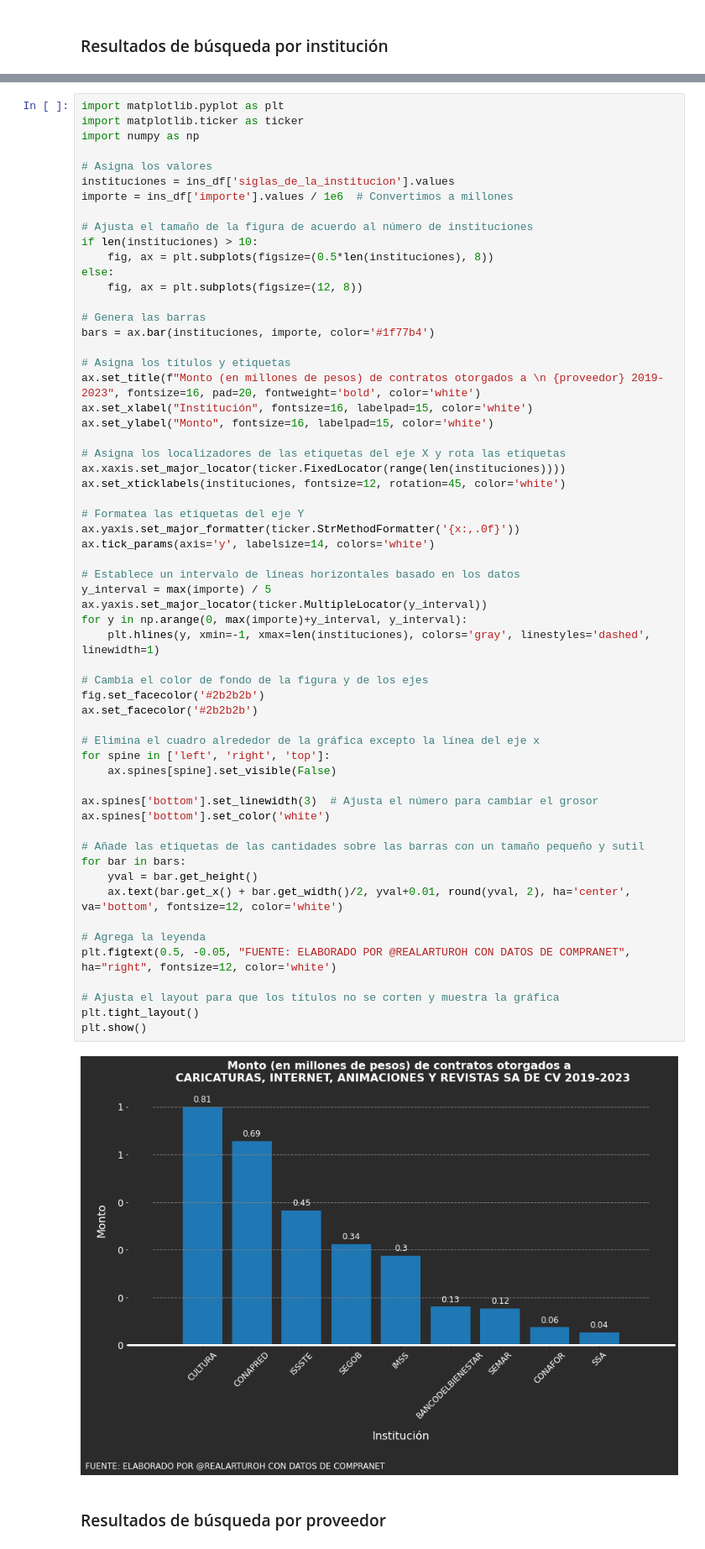
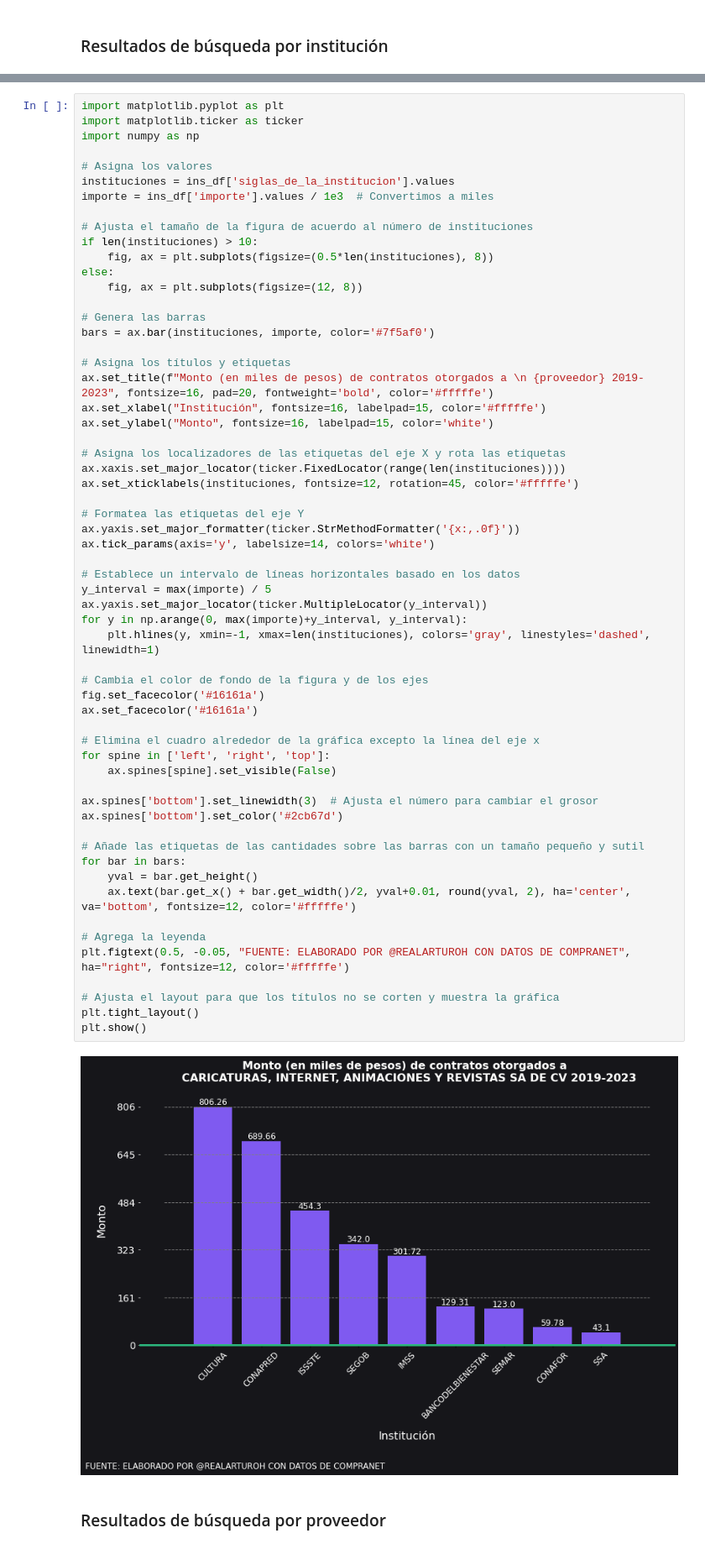
Before and after one commit to artiherrera/analisis_compranet, a Jupyter notebook: notebooks/2.0-buscador_consolidado.ipynb, the cells around one changed output, grey strips where cells are left out. Shown: that part at 84% size. Drawn from its saved outputs; the diff is of its cells as text.

Commit message:
Cambios en los colores de la gráfica

```diff
--- a/notebooks/2.0-buscador_consolidado.ipynb
+++ b/notebooks/2.0-buscador_consolidado.ipynb
@@ -261,7 +261,7 @@ import numpy as np
 
 # Asigna los valores
 instituciones = ins_df['siglas_de_la_institucion'].values
-importe = ins_df['importe'].values / 1e6  # Convertimos a millones
+importe = ins_df['importe'].values / 1e3  # Convertimos a miles
 
 # Ajusta el tamaño de la figura de acuerdo al número de instituciones
 if len(instituciones) > 10:
@@ -270,51 +270,51 @@ else:
     fig, ax = plt.subplots(figsize=(12, 8))
 
 # Genera las barras
-bars = ax.bar(instituciones, importe, color='#1f77b4')
+bars = ax.bar(instituciones, importe, color='#7f5af0')
 
 # Asigna los títulos y etiquetas
-ax.set_title(f"Monto (en millones de pesos) de contratos otorgados a \n {proveedor} 2019-2023", fontsize=16, pad=20, fontweight='bold', color='white')
-ax.set_xlabel("Institución", fontsize=16, labelpad=15, color='white')
+ax.set_title(f"Monto (en miles de pesos) de contratos otorgados a \n {proveedor} 2019-2023", fontsize=16, pad=20, fontweight='bold', color='#fffffe')
+ax.set_xlabel("Institución", fontsize=16, labelpad=15, color='#fffffe')
 ax.set_ylabel("Monto", fontsize=16, labelpad=15, color='white')
 
 # Asigna los localizadores de las etiquetas del eje X y rota las etiquetas
 ax.xaxis.set_major_locator(ticker.FixedLocator(range(len(instituciones))))
-ax.set_xticklabels(instituciones, fontsize=12, rotation=45, color='white')
+ax.set_xticklabels(instituciones, fontsize=12, rotation=45, color='#fffffe')
 
 # Formatea las etiquetas del eje Y
 ax.yaxis.set_major_formatter(ticker.StrMethodFormatter('{x:,.0f}'))
 ax.tick_params(axis='y', labelsize=14, colors='white')
 
 # Establece un intervalo de líneas horizontales basado en los datos
 y_interval = max(importe) / 5
 ax.yaxis.set_major_locator(ticker.MultipleLocator(y_interval))
 for y in np.arange(0, max(importe)+y_interval, y_interval):
     plt.hlines(y, xmin=-1, xmax=len(instituciones), colors='gray', linestyles='dashed', linewidth=1)
 
 # Cambia el color de fondo de la figura y de los ejes
-fig.set_facecolor('#2b2b2b')
-ax.set_facecolor('#2b2b2b')
+fig.set_facecolor('#16161a')
+ax.set_facecolor('#16161a')
 
 # Elimina el cuadro alrededor de la gráfica excepto la línea del eje x
 for spine in ['left', 'right', 'top']:
     ax.spines[spine].set_visible(False)
 
 ax.spines['bottom'].set_linewidth(3)  # Ajusta el número para cambiar el grosor
-ax.spines['bottom'].set_color('white')
+ax.spines['bottom'].set_color('#2cb67d')
 
 # Añade las etiquetas de las cantidades sobre las barras con un tamaño pequeño y sutil
 for bar in bars:
     yval = bar.get_height()
-    ax.text(bar.get_x() + bar.get_width()/2, yval+0.01, round(yval, 2), ha='center', va='bottom', fontsize=12, color='white')
+    ax.text(bar.get_x() + bar.get_width()/2, yval+0.01, round(yval, 2), ha='center', va='bottom', fontsize=12, color='#fffffe')
 
 # Agrega la leyenda
-plt.figtext(0.5, -0.05, "FUENTE: ELABORADO POR @REALARTUROH CON DATOS DE COMPRANET", ha="right", fontsize=12, color='white')
+plt.figtext(0.5, -0.05, "FUENTE: ELABORADO POR @REALARTUROH CON DATOS DE COMPRANET", ha="right", fontsize=12, color='#fffffe')
 
 # Ajusta el layout para que los títulos no se corten y muestra la gráfica
 plt.tight_layout()
 plt.show()
 # %% [output]
-[figure, old version]
+[figure, new version]
 # %% [markdown]
 ### Resultados de búsqueda por proveedor
 # %%
```
Also changed, not shown: parts of 1 cell of this notebook.
